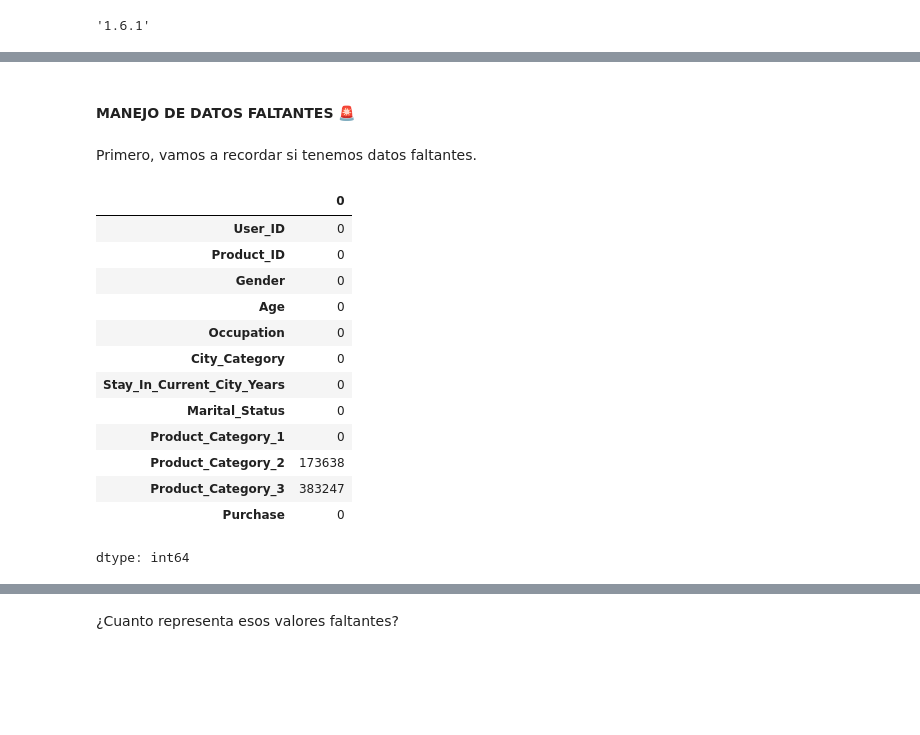
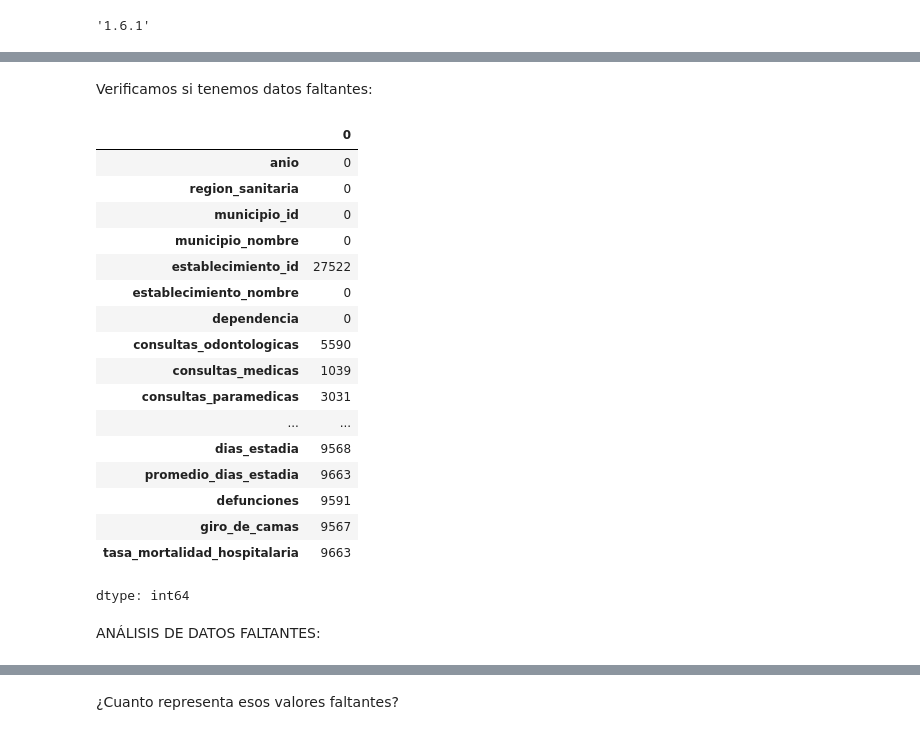
Before and after one commit to valentinafalco/ProyectoFinal-DS-YPF, a Jupyter notebook: 2da PreEntrega/rendimientos_hospitalarios.ipynb, the cells around one changed output, grey strips where cells are left out. Cells and saved outputs as stored; diff of their text form; code cells hidden in the pictures; blank space fills up the shorter version.

```diff
--- a/2da PreEntrega/rendimientos_hospitalarios.ipynb
+++ b/2da PreEntrega/rendimientos_hospitalarios.ipynb
@@ -39,21 +49,25 @@ blackfriday.head()
+# %% [markdown]
+Verificamos si tenemos datos faltantes:
+# %%
+rendimientos_hospitalarios.isna().sum()
+# %% [output]
+|  | 0 |
+| anio | 0 |
+| region_sanitaria | 0 |
+| municipio_id | 0 |
+| municipio_nombre | 0 |
+| establecimiento_id | 27522 |
+| establecimiento_nombre | 0 |
+| dependencia | 0 |
+| consultas_odontologicas | 5590 |
+| consultas_medicas | 1039 |
+| consultas_paramedicas | 3031 |
+| ... | ... |
+| dias_estadia | 9568 |
+| promedio_dias_estadia | 9663 |
+| defunciones | 9591 |
+| giro_de_camas | 9567 |
+| tasa_mortalidad_hospitalaria | 9663 |
+dtype: int64
 # %% [markdown]
-#### MANEJO DE DATOS FALTANTES 🚨
+ANÁLISIS DE DATOS FALTANTES:
-# %% [markdown]
-Primero, vamos a recordar si tenemos datos faltantes.
-# %%
-blackfriday.isna().sum()
-# %% [output]
-|  | 0 |
-| User_ID | 0 |
-| Product_ID | 0 |
-| Gender | 0 |
-| Age | 0 |
-| Occupation | 0 |
-| City_Category | 0 |
-| Stay_In_Current_City_Years | 0 |
-| Marital_Status | 0 |
-| Product_Category_1 | 0 |
-| Product_Category_2 | 173638 |
-| Product_Category_3 | 383247 |
-| Purchase | 0 |
-dtype: int64
```
Also changed, not shown: parts of 6 cells of this notebook.
